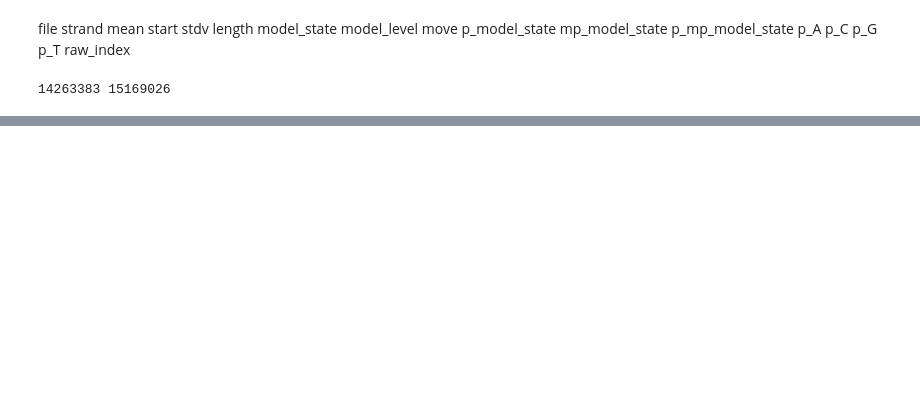
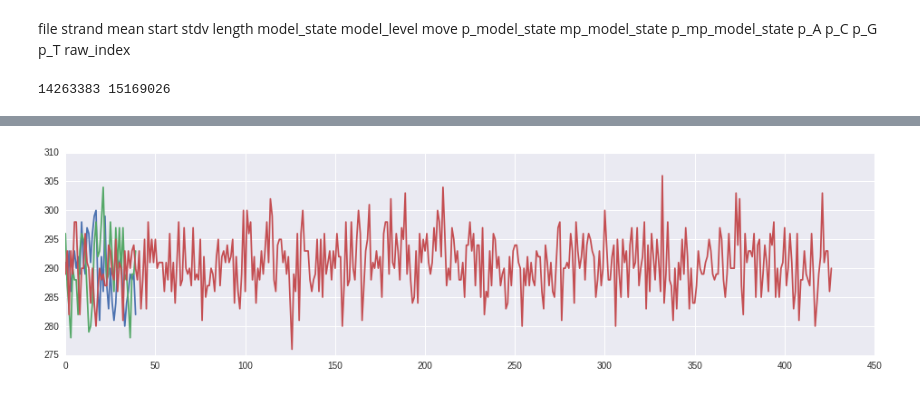
Before and after one commit to grst/nanopore-notebooks, a Jupyter notebook: notebooks/david analysis.ipynb, the cells around one changed output, grey strips where cells are left out. Drawn from its saved outputs; the diff is of its cells as text; code cells hidden in the pictures; blank space fills up the shorter version.

Commit message:
*correct* raw event extraction

```diff
--- a/notebooks/david analysis.ipynb
+++ b/notebooks/david analysis.ipynb
@@ -43,8 +78,8 @@ file	strand	mean	start	stdv	length	model_state	model_level	move	p_model_state	mp
 # %%
 events = [line.split("\t") for line in events]
 # %%
-start = round(float(events[0][3]) * 5000)
-end = round(float(events[-1][3]) * 5000)
+start = round(float(events[0][3]) * SRATE)
+end = round(float(events[-1][3]) * SRATE)
 print (start, end)
 # %% [output]
 14263383 15169026
@@ -71,7 +85,0 @@ convert the chunked signal into one accessible array
-# %%
-# for i, start_end in enumerate(coords):
-#     start, end = start_end
-#     print(i, start)
-#     for k, sig in enumerate(data[11][i]):
-#         all_raw[start + k] = sig
-all_raw = pickle.load(open("david_raw.pickle", 'rb'))
@@ -131,0 +102,8 @@ len(called_seq)
+# %%
+raw_events = []
+for ev in events:
+    start = round(float(ev[3]) * SRATE)
+    end = round(start + float(ev[5]) * SRATE)
+    kmer = ev[10]
+    move = int(ev[8])
+    raw_events.append((start, end, kmer, move))
@@ -131,0 +118,4 @@ len(called_seq)
+# %%
+for ev in raw_events[:10]:
+    start = ev[0]
+    print(all_raw[start])
@@ -131,0 +137,8 @@ len(called_seq)
+# %%
+fig, ax = subplots(figsize = (16,4))
+for ev in raw_events:
+    start, end, kmer, move = ev
+    if kmer == "GCCGC":
+        ax.plot(list(all_raw[start:end]))
+# %% [output]
+[figure, added]
```
Also changed, not shown: parts of 26 cells of this notebook.
